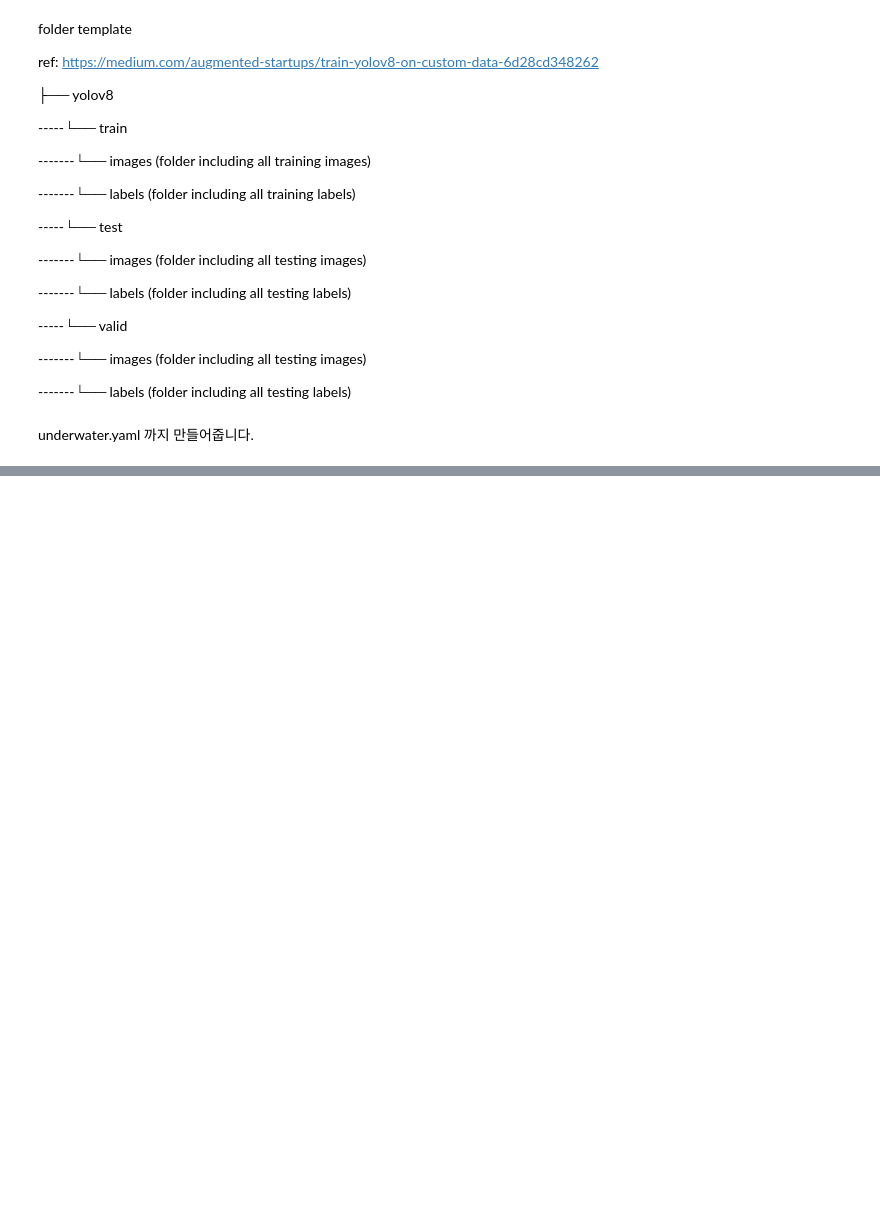
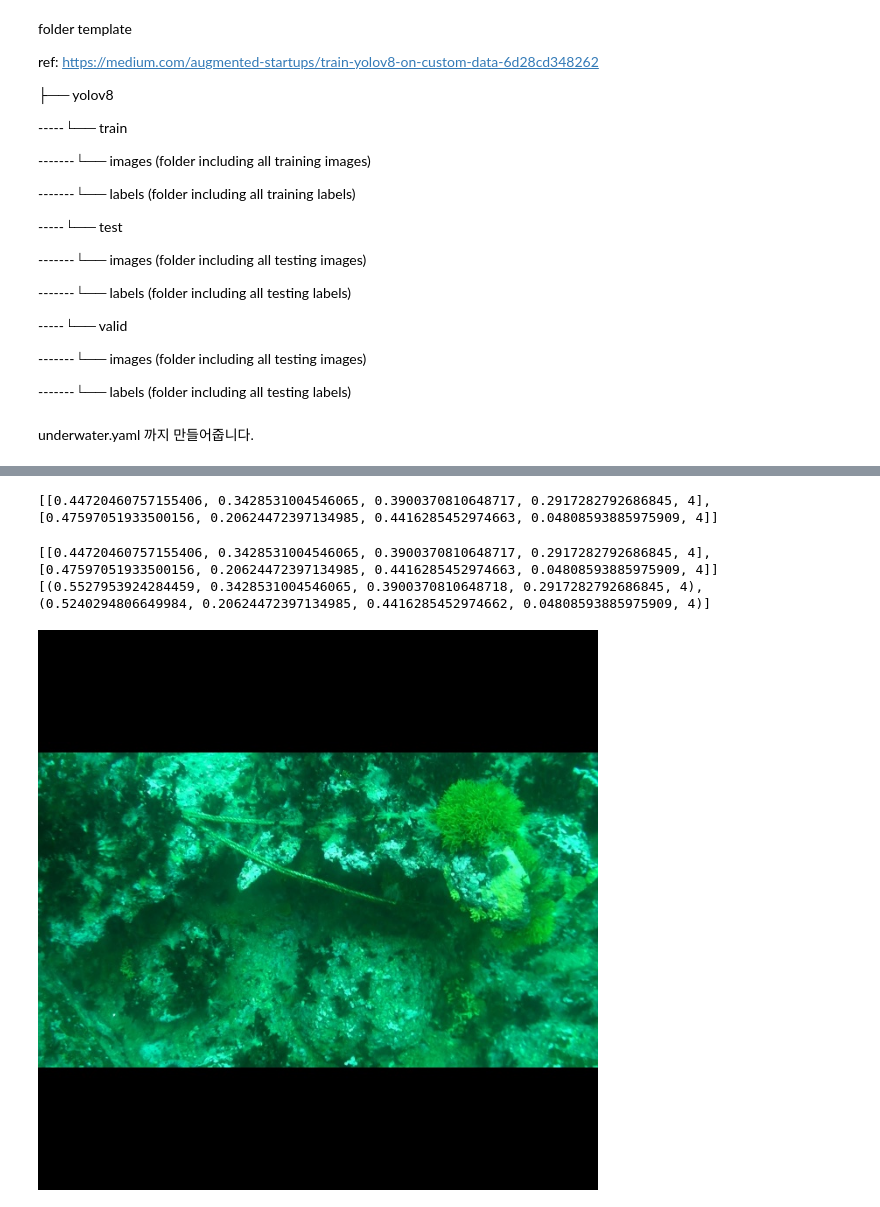
Before and after one commit to ummjevel/Object-Detection-For-Marine-Waste-Collection, a Jupyter notebook: preprocessing.ipynb, the cells around one changed output, grey strips where cells are left out. Cells and saved outputs as stored; diff of their text form; code cells hidden in the pictures; blank space fills up the shorter version.

```diff
--- a/preprocessing.ipynb
+++ b/preprocessing.ipynb
@@ -275,0 +308,15 @@ ref: https://medium.com/augmented-startups/train-yolov8-on-custom-data-6d28cd348
+# %%
+image = cv2.imread("/home/cubox/Documents/ummjevel/underwater/underwater_images/train/images/bundle of ropes_002_00012.jpg")
+image = cv2.cvtColor(image, cv2.COLOR_BGR2RGB)
+# %%
+# 4 0.44720460757155406 0.3428531004546065 0.3900370810648717 0.2917282792686845
+# 4 0.47597051933500156 0.20624472397134985 0.4416285452974663 0.04808593885975909
+bboxes = []
+with open('/home/cubox/Documents/ummjevel/underwater/underwater_images/train/labels/bundle of ropes_002_00012.txt', 'r') as f:
+    for line in f.readlines():
+        temp = line.strip().split(" ")
+        bboxes.append(list(map(float, temp[1:])) + [int(temp[0])])
+
+print(bboxes)
+# %% [output]
+[[0.44720460757155406, 0.3428531004546065, 0.3900370810648717, 0.2917282792686845, 4], [0.47597051933500156, 0.20624472397134985, 0.4416285452974663, 0.04808593885975909, 4]]
@@ -275,0 +327,14 @@ ref: https://medium.com/augmented-startups/train-yolov8-on-custom-data-6d28cd348
+# %%
+print(bboxes)
+print(transformed_bboxes)
+# %% [output]
+[[0.44720460757155406, 0.3428531004546065, 0.3900370810648717, 0.2917282792686845, 4], [0.47597051933500156, 0.20624472397134985, 0.4416285452974663, 0.04808593885975909, 4]]
+[(0.5527953924284459, 0.3428531004546065, 0.3900370810648718, 0.2917282792686845, 4), (0.5240294806649984, 0.20624472397134985, 0.4416285452974662, 0.04808593885975909, 4)]
+# %%
+from PIL import Image
+import cv2
+from IPython.display import display
+
+display(Image.fromarray(image))
+# %% [output]
+[figure, added]
```
Also changed, not shown: parts of 25 cells of this notebook, 2 other files.
